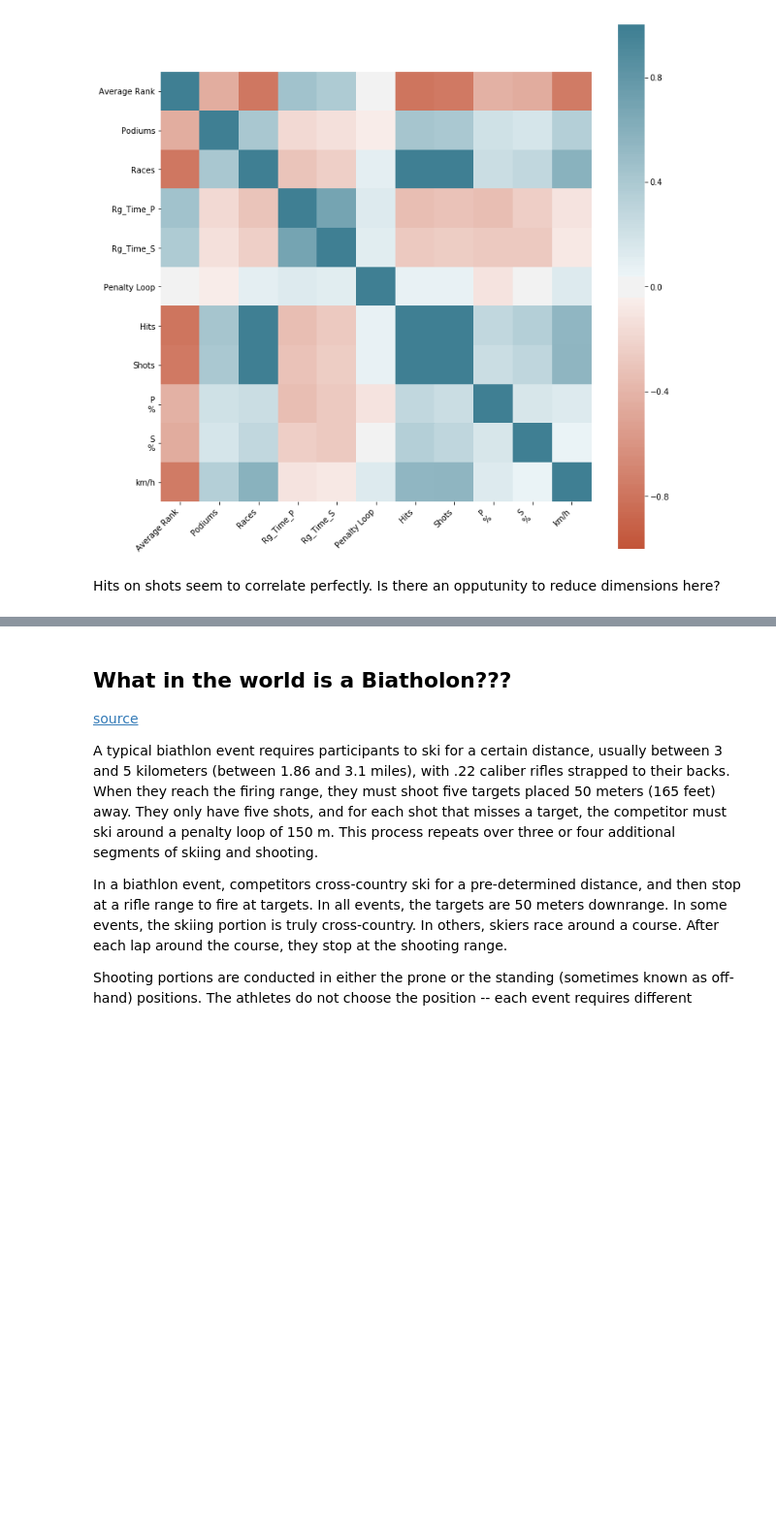
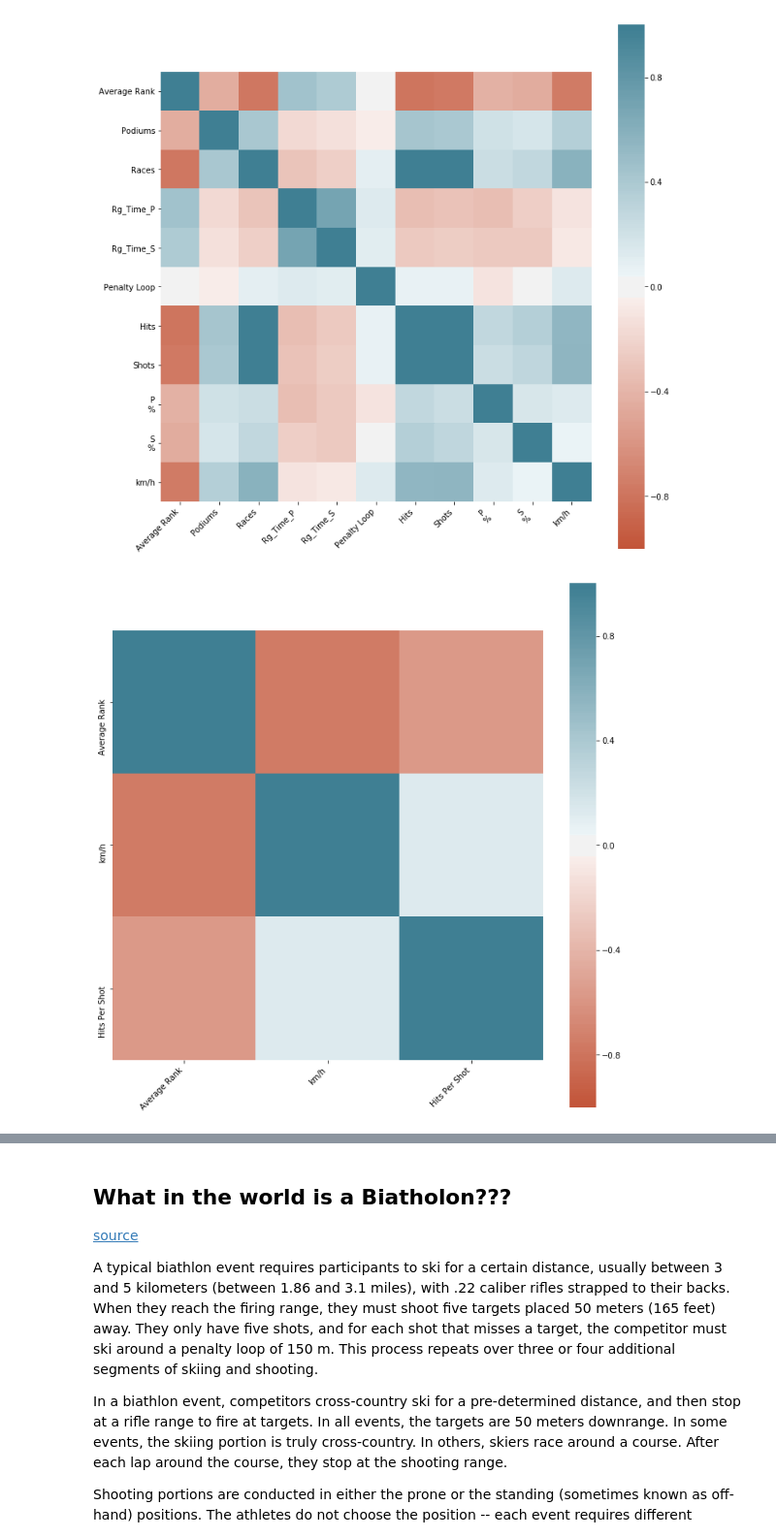
Before and after one commit to haobecca/biathlon, a Jupyter notebook: notebook.ipynb, the cells around one changed output, grey strips where cells are left out. Shown at 97% size. Cells and saved outputs as stored; diff of their text form; code cells hidden in the pictures; blank space fills up the shorter version.

```diff
--- a/notebook.ipynb
+++ b/notebook.ipynb
@@ -243,5 +259,11 @@ def plot_pretty_corr(df):
 plot_pretty_corr(df)
 # %% [output]
 [figure]
-# %% [markdown]
-Hits on shots seem to correlate perfectly. Is there an opputunity to reduce dimensions here?
+# %%
+df["Hits Per Shot"] = round((df["Hits"]/df["Shots"]) * 100, 2)
+df = df[["Family Name", "Average Rank", "km/h", "Hits Per Shot"]]
+df.head()
+# %%
+plot_pretty_corr(df)
+# %% [output]
+[figure, added]
```
Also changed, not shown: parts of 11 cells of this notebook.
